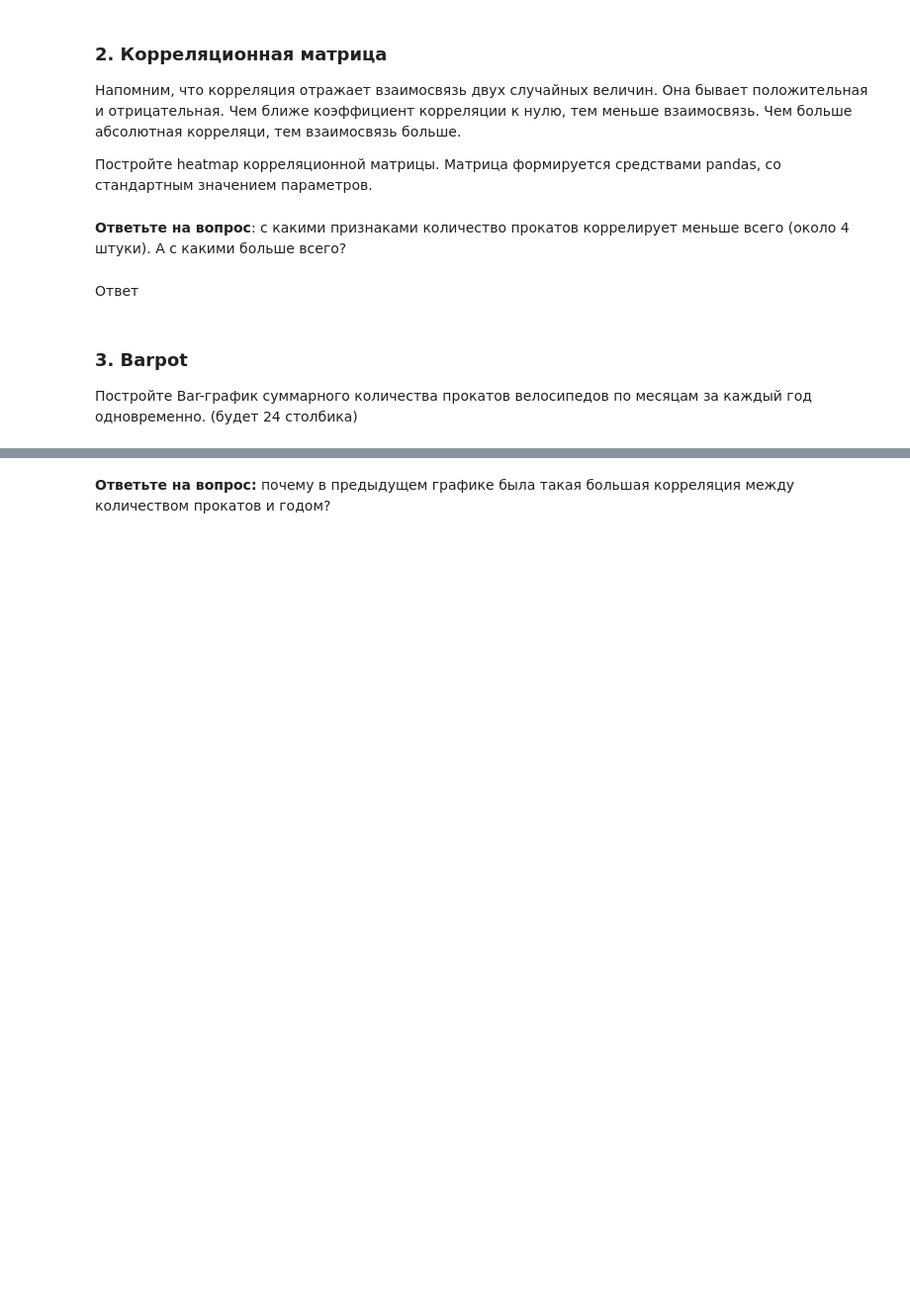
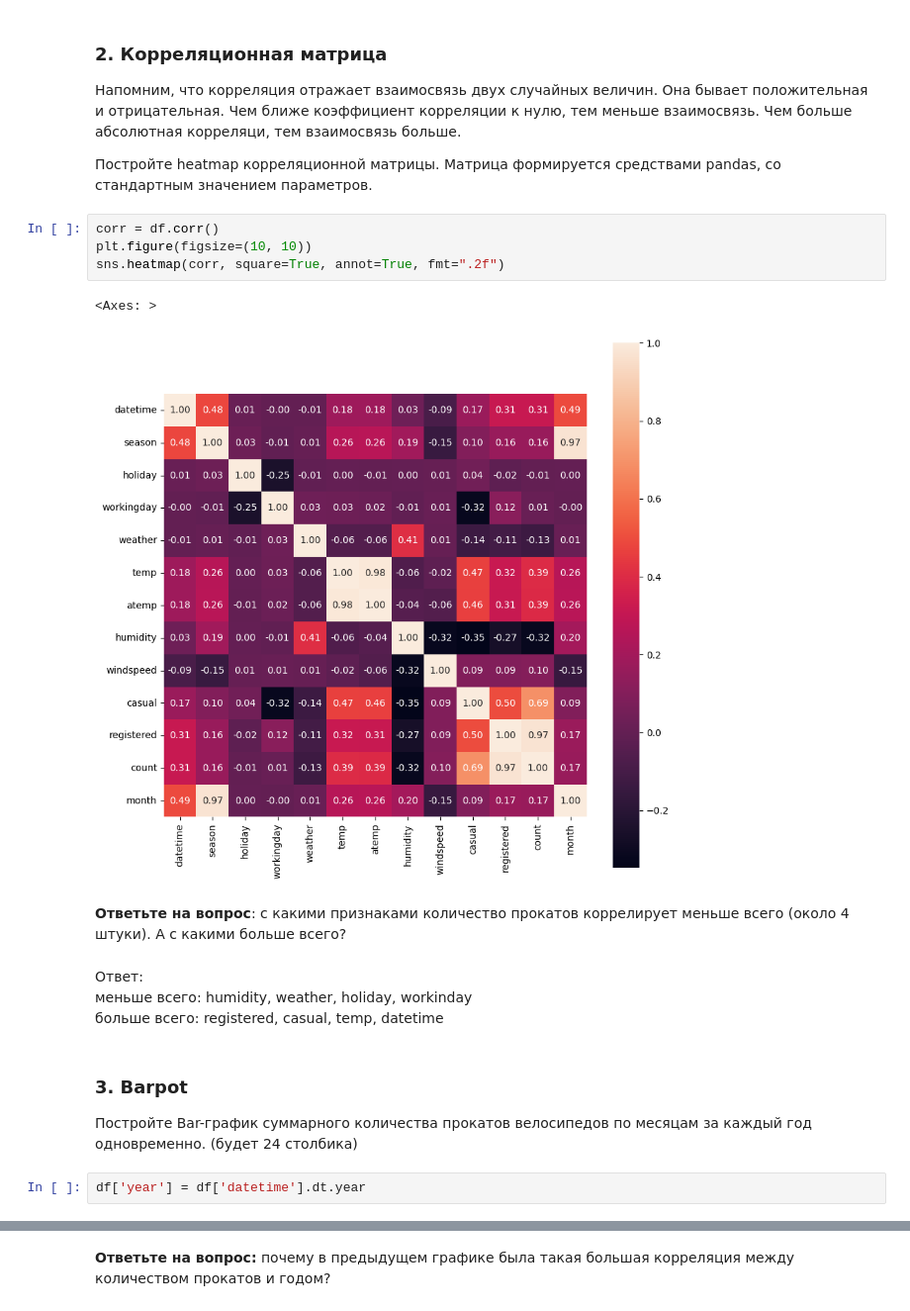
Before and after one commit to ilyak0n/comp_math, a Jupyter notebook: 5. Библиотека Pandas. Визуальный анализ данных/Практическая_работа_№5_Библиотека_Pandas.ipynb, the cells around one changed output, grey strips where cells are left out. Shown at 99% size. Cells and saved outputs as stored; diff of their text form; blank space fills up the shorter version.

```diff
--- a/5. Библиотека Pandas. Визуальный анализ данных/Практическая_работа_№5_Библиотека_Pandas.ipynb
+++ b/5. Библиотека Pandas. Визуальный анализ данных/Практическая_работа_№5_Библиотека_Pandas.ipynb
@@ -438,11 +453,20 @@ _(чем больше значение, тем больше прокатов и
 Напомним, что корреляция отражает взаимосвязь двух случайных величин. Она бывает положительная и отрицательная. Чем ближе коэффициент корреляции к нулю, тем меньше взаимосвязь. Чем больше абсолютная корреляци, тем взаимосвязь больше.
 
 Постройте heatmap корреляционной матрицы. Матрица формируется средствами pandas, со стандартным значением параметров.
+# %%
+corr = df.corr()
+plt.figure(figsize=(10, 10))
+sns.heatmap(corr, square=True, annot=True, fmt=".2f")
+# %% [output]
+<Axes: >
+[figure, added]
 # %% [markdown]
 **Ответьте на вопрос**: с какими признаками количество прокатов коррелирует меньше всего (около 4 штуки). А с какими больше всего?
-# %% [markdown]
-Ответ
+# %% [markdown]
+Ответ: <br>меньше всего: humidity, weather, holiday, workinday<br>больше всего: registered, casual, temp, datetime
 # %% [markdown]
 ### 3. Barpot
 
 Постройте Bar-график суммарного количества прокатов велосипедов по месяцам за каждый год одновременно. (будет 24 столбика)
+# %%
+df['year'] = df['datetime'].dt.year
```
Also changed, not shown: parts of 27 cells of this notebook.
